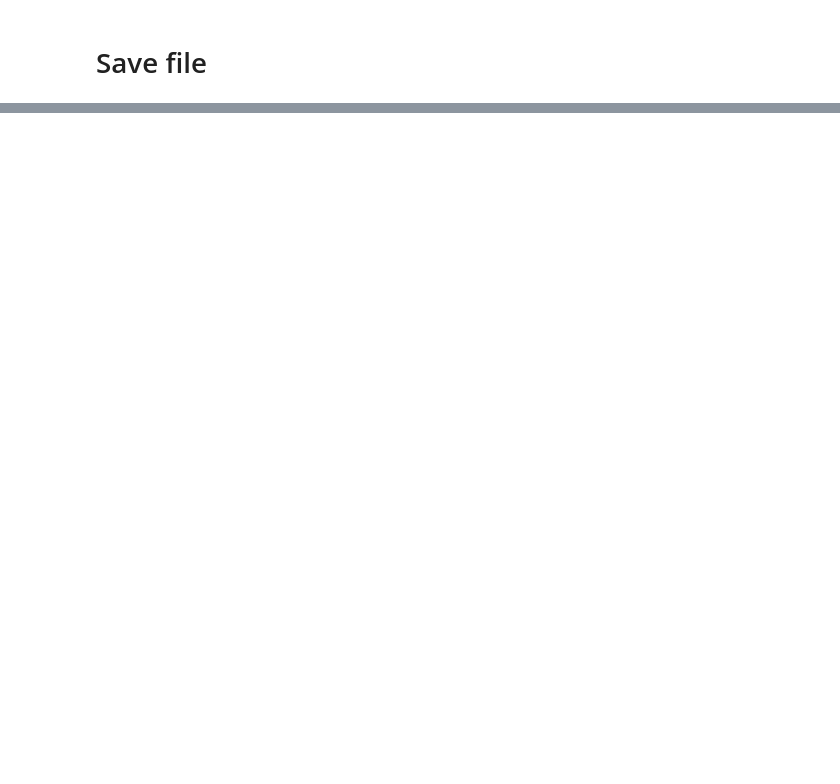
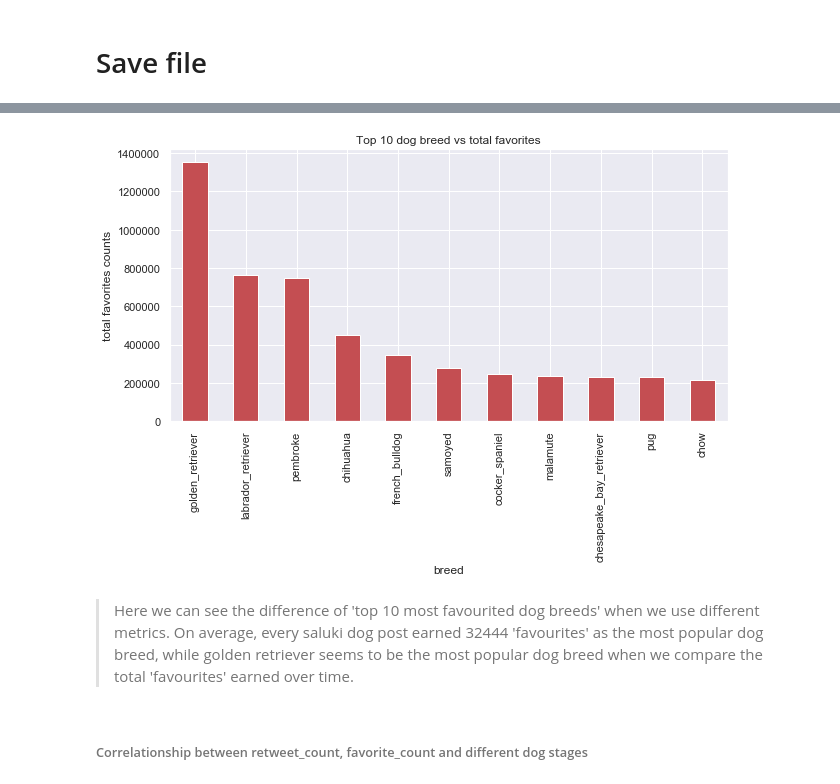
Before and after one commit to victorlifan/Twitter_WeRateDogs_API_Wrangle_and_Analyze_Data, a Jupyter notebook: wrangle_act.ipynb, the cells around one changed output, grey strips where cells are left out. Saved outputs shown, nothing was run; the diff lists cells and outputs as text; code cells hidden in the pictures; blank space fills up the shorter version.

```diff
--- a/wrangle_act.ipynb
+++ b/wrangle_act.ipynb
@@ -892,0 +991,11 @@ masterdf.to_csv('twitter_archive_master.csv')
+# %%
+# plot top ten total favourite dog breeds
+breed_sumfav.plot(kind = 'bar', color = 'r',figsize=(10,5))
+plt.title('Top 10 dog breed vs total favorites')
+plt.ylabel('total favorites counts');
+# %% [output]
+[figure, added]
+# %% [markdown]
+> Here we can see the difference of 'top 10 most favourited dog breeds' when we use different metrics. On average, every saluki dog post earned 32444 'favourites' as the most popular dog breed, while golden retriever seems to be the most popular dog breed when we compare the total 'favourites' earned over time.
+# %% [markdown]
+###### Correlationship between retweet_count, favorite_count and different dog stages
```
Also changed, not shown: parts of 44 cells of this notebook.
